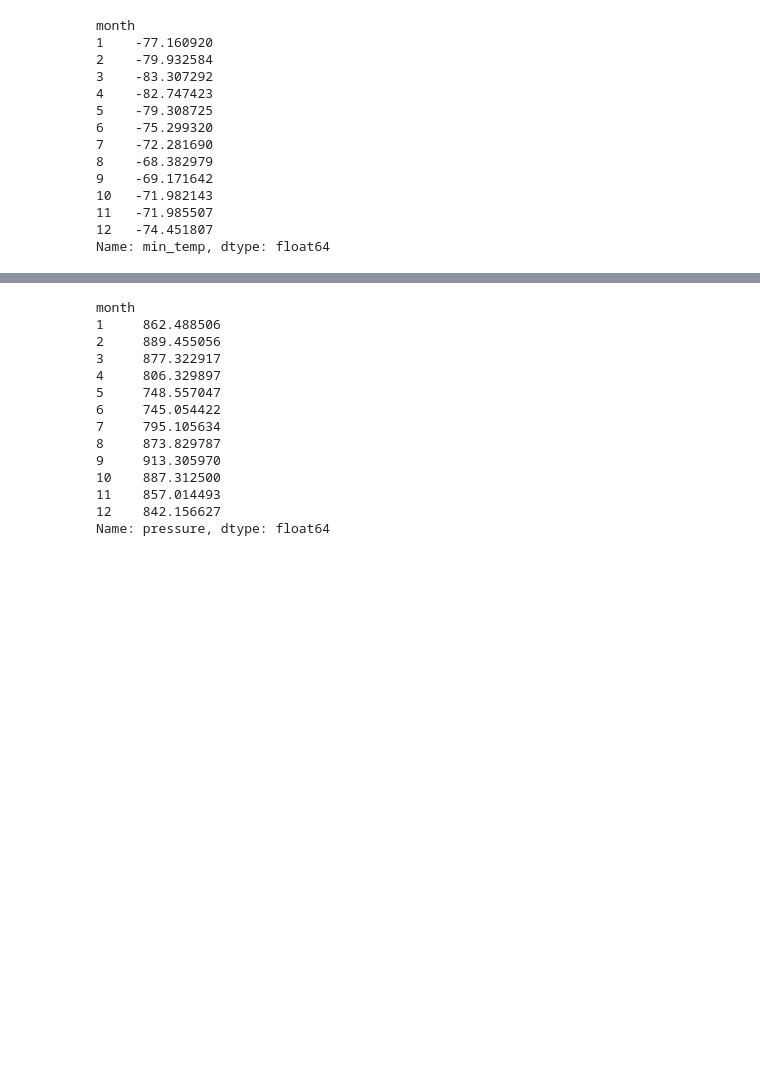
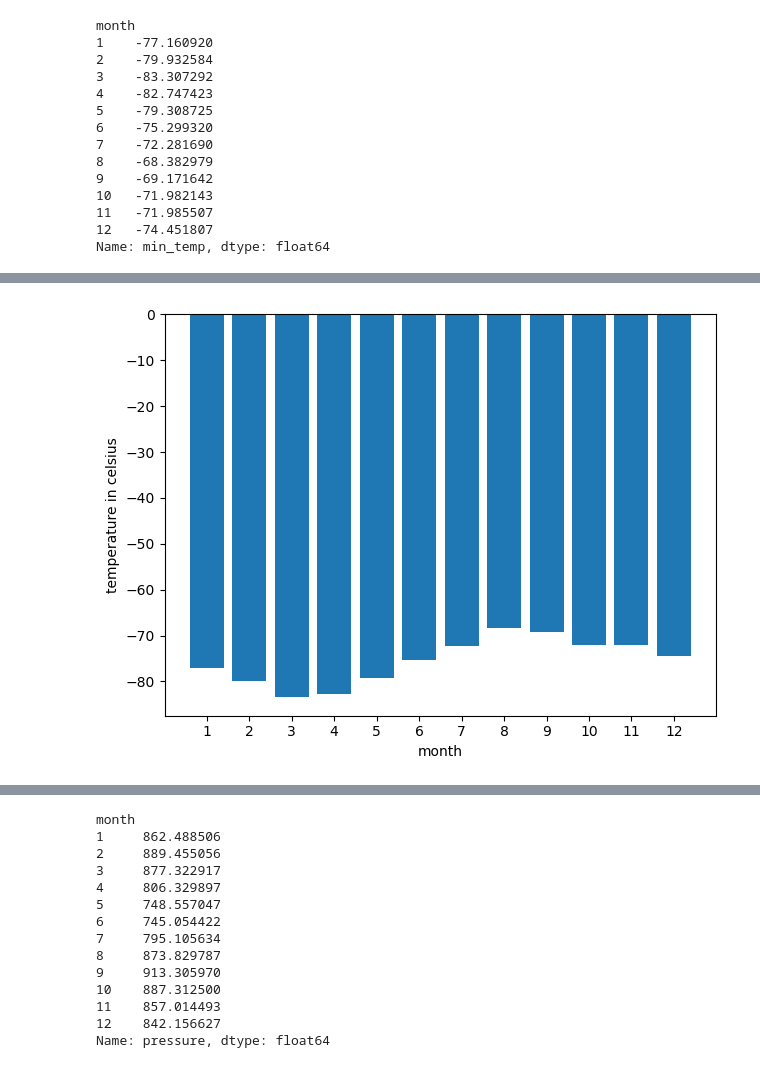
Before and after one commit to smmr89/web-scraping-challenge, a Jupyter notebook: part_2_mars_weather.ipynb, the cells around one changed output, grey strips where cells are left out. Saved outputs shown, nothing was run; the diff lists cells and outputs as text; code cells hidden in the pictures; blank space fills up the shorter version.

```diff
--- a/part_2_mars_weather.ipynb
+++ b/part_2_mars_weather.ipynb
@@ -183,2 +202,12 @@ Name: min_temp, dtype: float64
+# %%
+# Plot the average temperature by month
+plt.bar(months.index,temp)
+plt.xticks(months.index)
+plt.xlabel('month')
+plt.ylabel('temperature in celsius')
+plt.tight_layout()
+plt.show()
+# %% [output]
+[figure, added]
 # %%
 # Identify the coldest and hottest months in Curiosity's location
```
Also changed, not shown: parts of 12 cells of this notebook, 1 other file.
